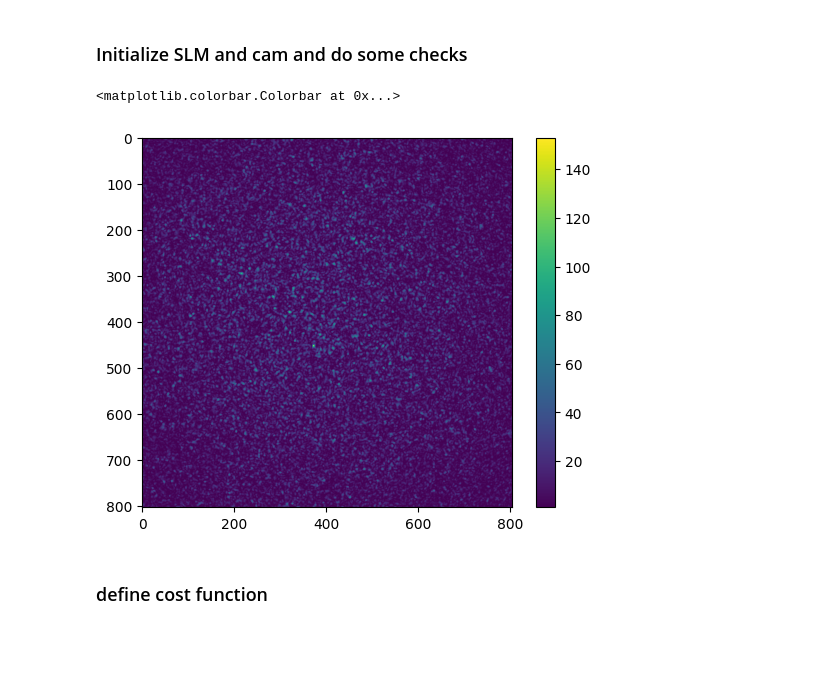
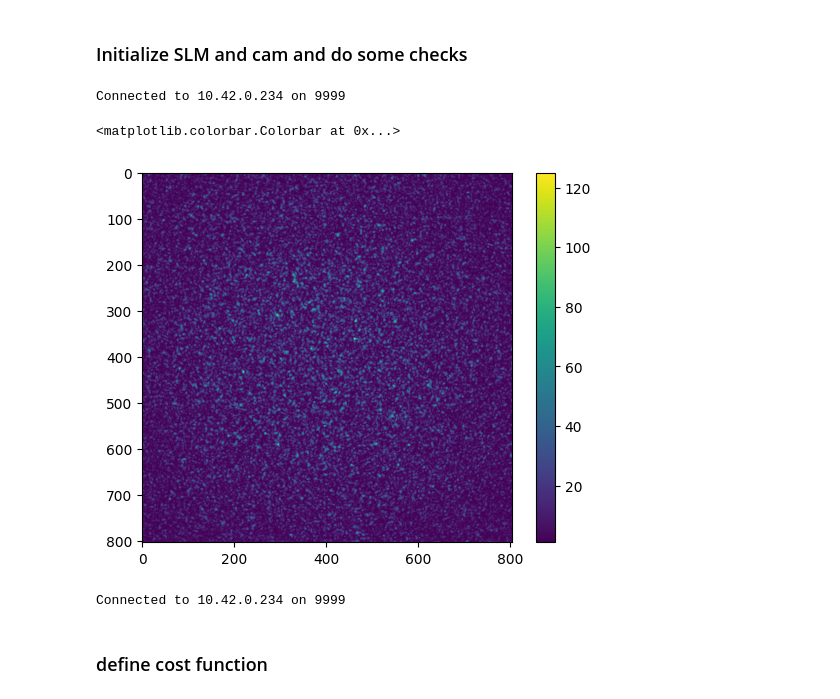
Before and after one commit to alextavern/slmoptim, a Jupyter notebook: notebooks/Continuous_Seq.ipynb, the cells around one changed output. Drawn from its saved outputs; the diff is of its cells as text; code cells hidden in the pictures; blank space fills up the shorter version.

```diff
--- a/notebooks/Continuous_Seq.ipynb
+++ b/notebooks/Continuous_Seq.ipynb
@@ -47,18 +47,23 @@ path = '/home/optomeca/Documents/measurements'
 # %%
 init = InitExperiment(roi_size, off, bins, exposure_time, gain, timeout)
 camera = init.init_cam()
-# slm = init.init_slm()
+slm = init.init_slm()
 
 frame = camera.get_pending_frame_or_null()
 frame = np.copy(frame.image_buffer)
 plt.imshow(frame)
 plt.colorbar()
 # init.close_cam()
 
 # print(frame.shape)
 # %% [output]
-<matplotlib.colorbar.Colorbar at 0x...>
+Connected to 10.42.0.234 on 9999
+<matplotlib.colorbar.Colorbar at 0x...>
-[figure, old version]
+[figure, new version]
+# %%
+slm = init.init_slm()
+# %% [output]
+Connected to 10.42.0.234 on 9999
 # %%
 init.close_cam()
 # %% [markdown]
```
Also changed, not shown: parts of 3 cells of this notebook, 1 other file.
